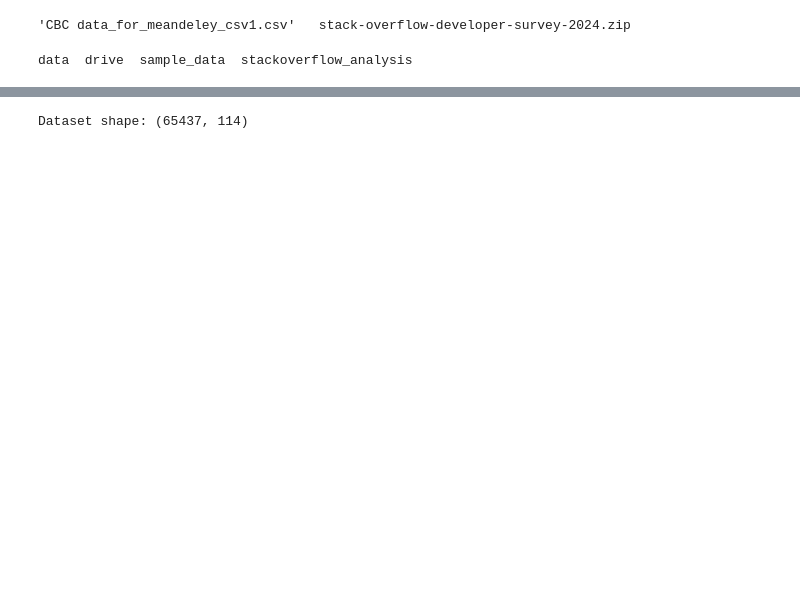
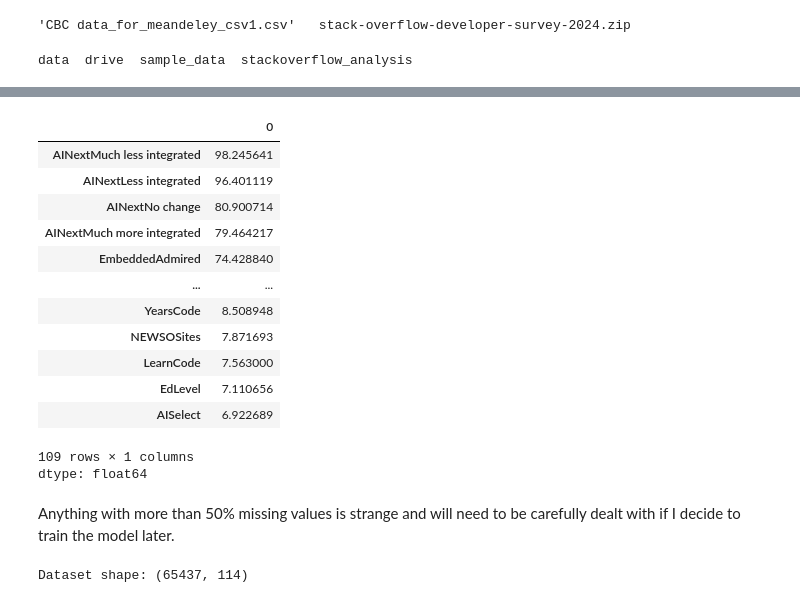
Before and after one commit to gorky93/stackoverflow_analysis, a Jupyter notebook: stackoverflow24.ipynb, the cells around one changed output, grey strips where cells are left out. Drawn from its saved outputs; the diff is of its cells as text; code cells hidden in the pictures; blank space fills up the shorter version.

```diff
--- a/stackoverflow24.ipynb
+++ b/stackoverflow24.ipynb
@@ -55,3 +82,23 @@ schema = pd.read_csv('./data/survey_results_schema.csv')
+# %%
+missing_percentages = (survey_results.isnull().sum() / len(survey_results)) * 100
+missing_percentages[missing_percentages>0].sort_values(ascending=False)
+# %% [output]
+|  | 0 |
+| AINextMuch less integrated | 98.245641 |
+| AINextLess integrated | 96.401119 |
+| AINextNo change | 80.900714 |
+| AINextMuch more integrated | 79.464217 |
+| EmbeddedAdmired | 74.428840 |
+| ... | ... |
+| YearsCode | 8.508948 |
+| NEWSOSites | 7.871693 |
+| LearnCode | 7.563000 |
+| EdLevel | 7.110656 |
+| AISelect | 6.922689 |
+109 rows × 1 columns
+dtype: float64
+# %% [markdown]
+Anything with more than 50% missing values is strange and will need to be carefully dealt with if I decide to train the model later.
 # %%
 print(f"Dataset shape: {survey_results.shape}")
 survey_results.head()
```
Also changed, not shown: parts of 8 cells of this notebook.
